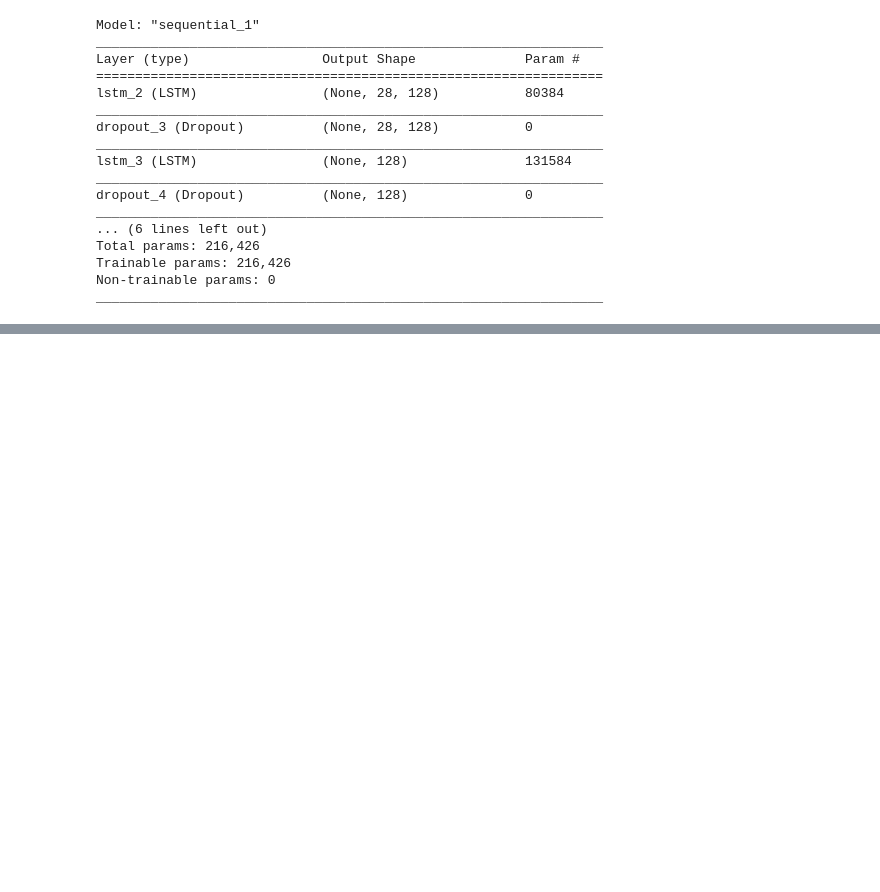
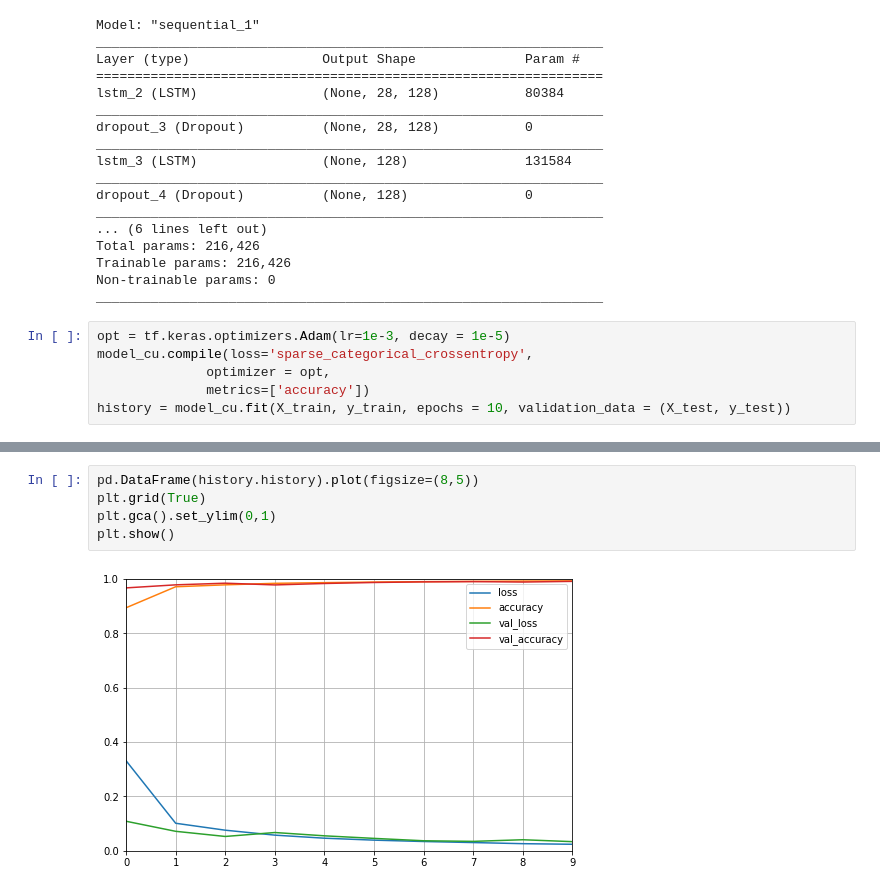
Before and after one commit to rathapech/DL_mnist, a Jupyter notebook: mnist_rnn.ipynb, the cells around one changed output, grey strips where cells are left out. Cells and saved outputs as stored; diff of their text form; blank space fills up the shorter version.

```diff
--- a/mnist_rnn.ipynb
+++ b/mnist_rnn.ipynb
@@ -121,3 +105,9 @@ Total params: 216,426
 Trainable params: 216,426
 Non-trainable params: 0
 _________________________________________________________________
+# %%
+opt = tf.keras.optimizers.Adam(lr=1e-3, decay = 1e-5)
+model_cu.compile(loss='sparse_categorical_crossentropy',
+              optimizer = opt,
+              metrics=['accuracy'])
+history = model_cu.fit(X_train, y_train, epochs = 10, validation_data = (X_test, y_test))
@@ -123,0 +132,7 @@ _________________________________________________________________
+# %%
+pd.DataFrame(history.history).plot(figsize=(8,5))
+plt.grid(True)
+plt.gca().set_ylim(0,1)
+plt.show()
+# %% [output]
+[figure, added]
```
Also changed, not shown: parts of 6 cells of this notebook.
